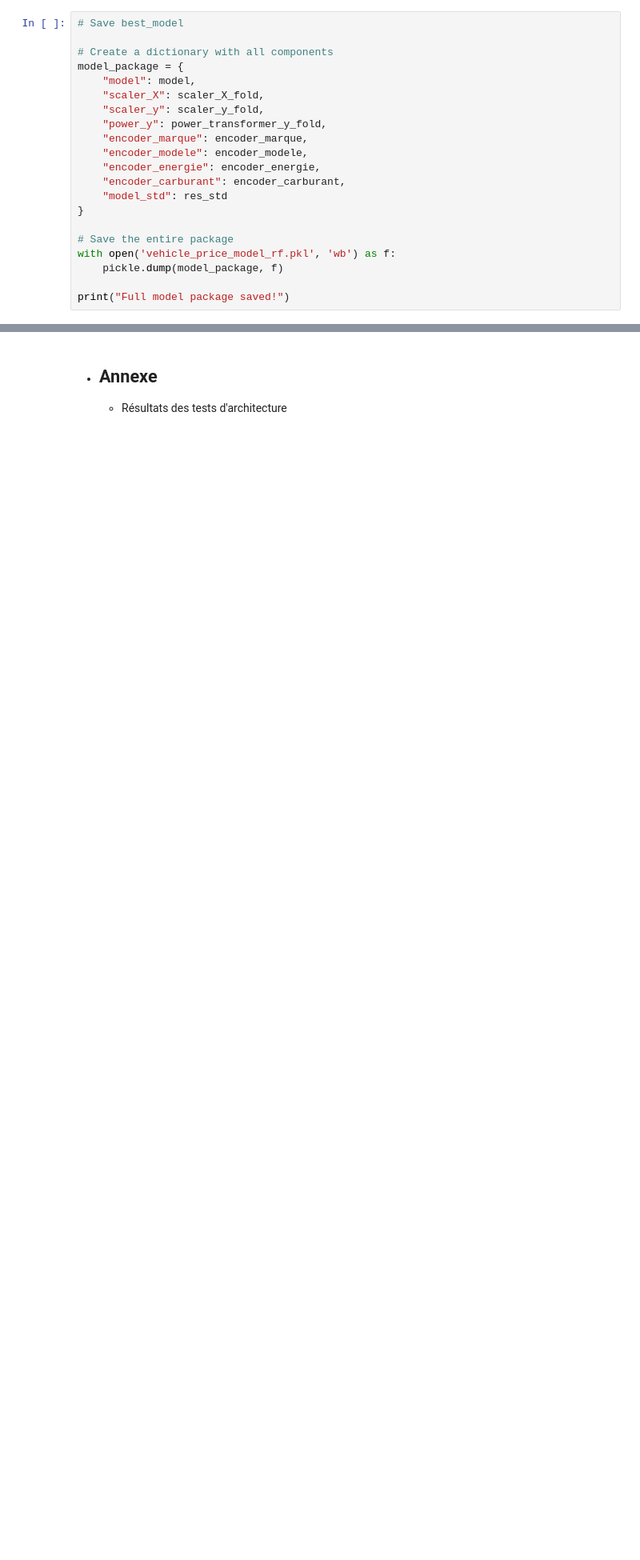
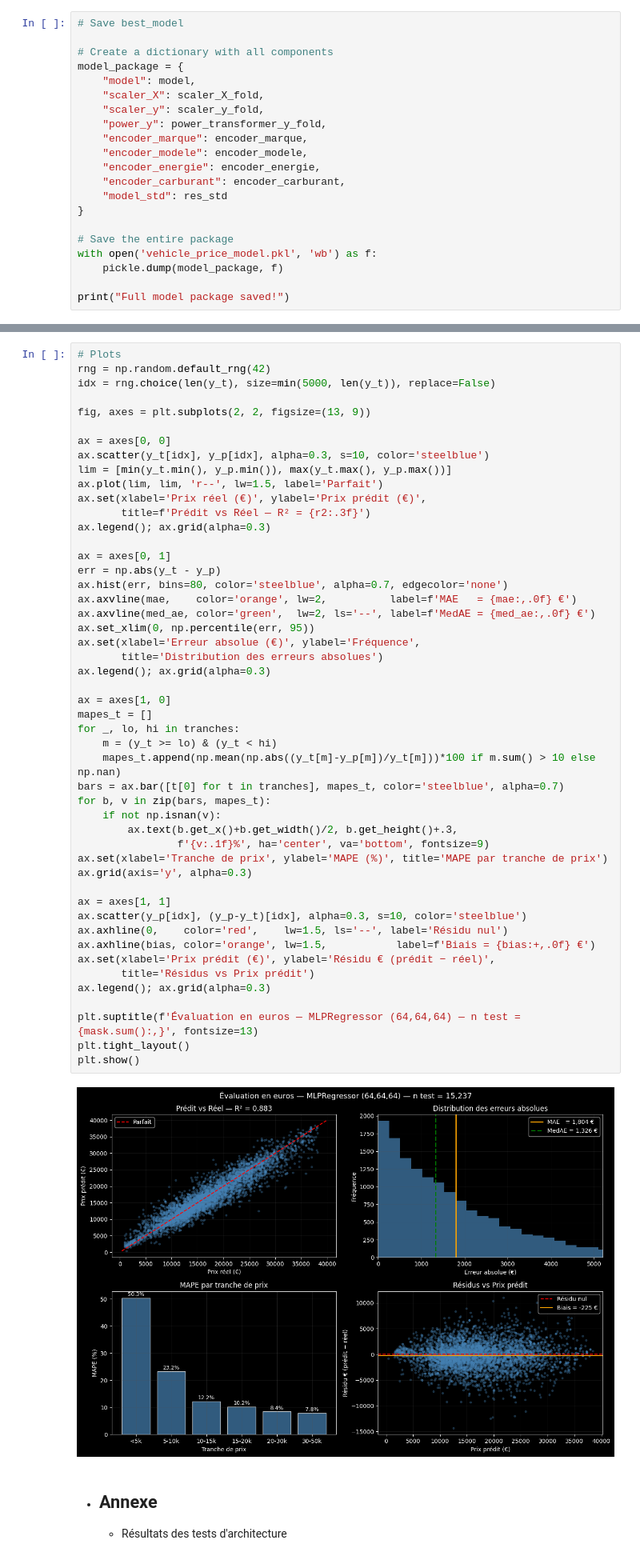
Before and after one commit to AxelBcr/VehiclePricePrediction, a Jupyter notebook: main.ipynb, the cells around one changed output, grey strips where cells are left out. Shown at 80% size. Saved outputs shown, nothing was run; the diff lists cells and outputs as text; blank space fills up the shorter version.

```diff
--- a/main.ipynb
+++ b/main.ipynb
@@ -756,7 +711,7 @@ model_package = {
 }
 
 # Save the entire package
-with open('vehicle_price_model_rf.pkl', 'wb') as f:
+with open('vehicle_price_model.pkl', 'wb') as f:
     pickle.dump(model_package, f)
 
 print("Full model package saved!")
@@ -778,3 +817,54 @@ model_std = model_package['model_std']
+# %%
+# Plots
+rng = np.random.default_rng(42)
+idx = rng.choice(len(y_t), size=min(5000, len(y_t)), replace=False)
+
+fig, axes = plt.subplots(2, 2, figsize=(13, 9))
+
+ax = axes[0, 0]
+ax.scatter(y_t[idx], y_p[idx], alpha=0.3, s=10, color='steelblue')
+lim = [min(y_t.min(), y_p.min()), max(y_t.max(), y_p.max())]
+ax.plot(lim, lim, 'r--', lw=1.5, label='Parfait')
+ax.set(xlabel='Prix réel (€)', ylabel='Prix prédit (€)',
+       title=f'Prédit vs Réel — R² = {r2:.3f}')
+ax.legend(); ax.grid(alpha=0.3)
+
+ax = axes[0, 1]
+err = np.abs(y_t - y_p)
+ax.hist(err, bins=80, color='steelblue', alpha=0.7, edgecolor='none')
+ax.axvline(mae,    color='orange', lw=2,          label=f'MAE   = {mae:,.0f} €')
+ax.axvline(med_ae, color='green',  lw=2, ls='--', label=f'MedAE = {med_ae:,.0f} €')
+ax.set_xlim(0, np.percentile(err, 95))
+ax.set(xlabel='Erreur absolue (€)', ylabel='Fréquence',
+       title='Distribution des erreurs absolues')
+ax.legend(); ax.grid(alpha=0.3)
+
+ax = axes[1, 0]
+mapes_t = []
+for _, lo, hi in tranches:
+    m = (y_t >= lo) & (y_t < hi)
+    mapes_t.append(np.mean(np.abs((y_t[m]-y_p[m])/y_t[m]))*100 if m.sum() > 10 else np.nan)
+bars = ax.bar([t[0] for t in tranches], mapes_t, color='steelblue', alpha=0.7)
+for b, v in zip(bars, mapes_t):
+    if not np.isnan(v):
+        ax.text(b.get_x()+b.get_width()/2, b.get_height()+.3,
+                f'{v:.1f}%', ha='center', va='bottom', fontsize=9)
+ax.set(xlabel='Tranche de prix', ylabel='MAPE (%)', title='MAPE par tranche de prix')
+ax.grid(axis='y', alpha=0.3)
+
+ax = axes[1, 1]
+ax.scatter(y_p[idx], (y_p-y_t)[idx], alpha=0.3, s=10, color='steelblue')
+ax.axhline(0,    color='red',    lw=1.5, ls='--', label='Résidu nul')
+ax.axhline(bias, color='orange', lw=1.5,           label=f'Biais = {bias:+,.0f} €')
+ax.set(xlabel='Prix prédit (€)', ylabel='Résidu € (prédit − réel)',
+       title='Résidus vs Prix prédit')
+ax.legend(); ax.grid(alpha=0.3)
+
+plt.suptitle(f'Évaluation en euros — MLPRegressor (64,64,64) — n test = {mask.sum():,}', fontsize=13)
+plt.tight_layout()
+plt.show()
+# %% [output]
+[figure, added]
 # %% [markdown]
 - ## Annexe
 
```
Also changed, not shown: parts of 14 cells of this notebook, 2 other files.
